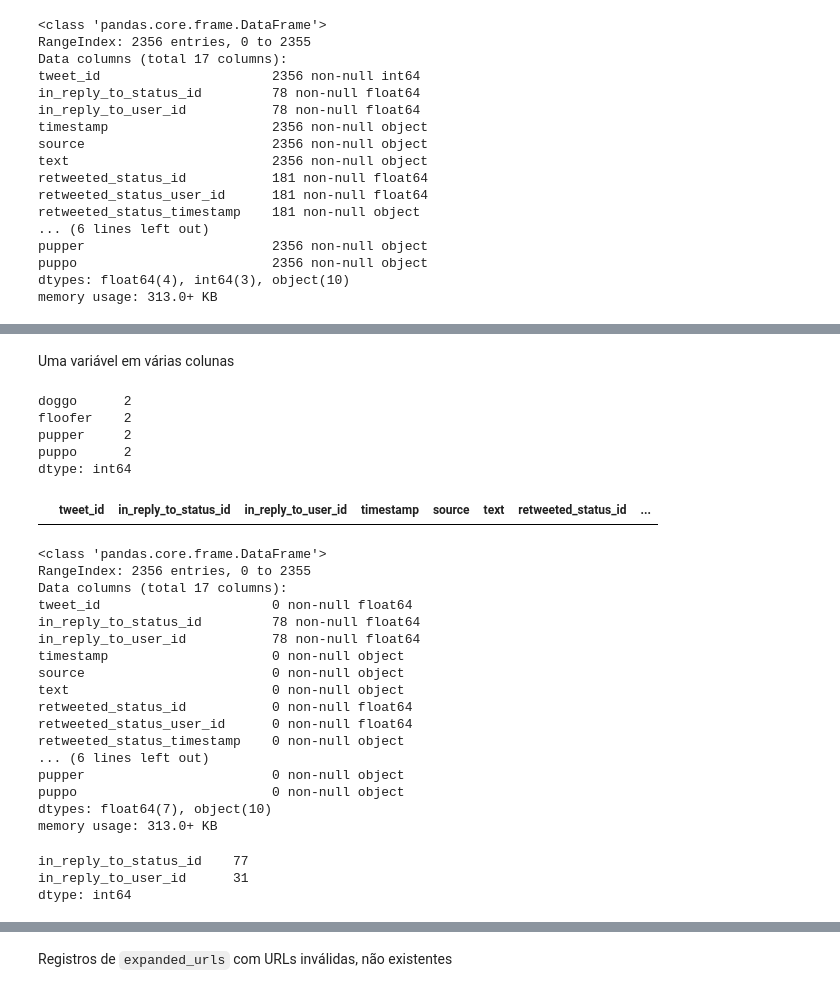
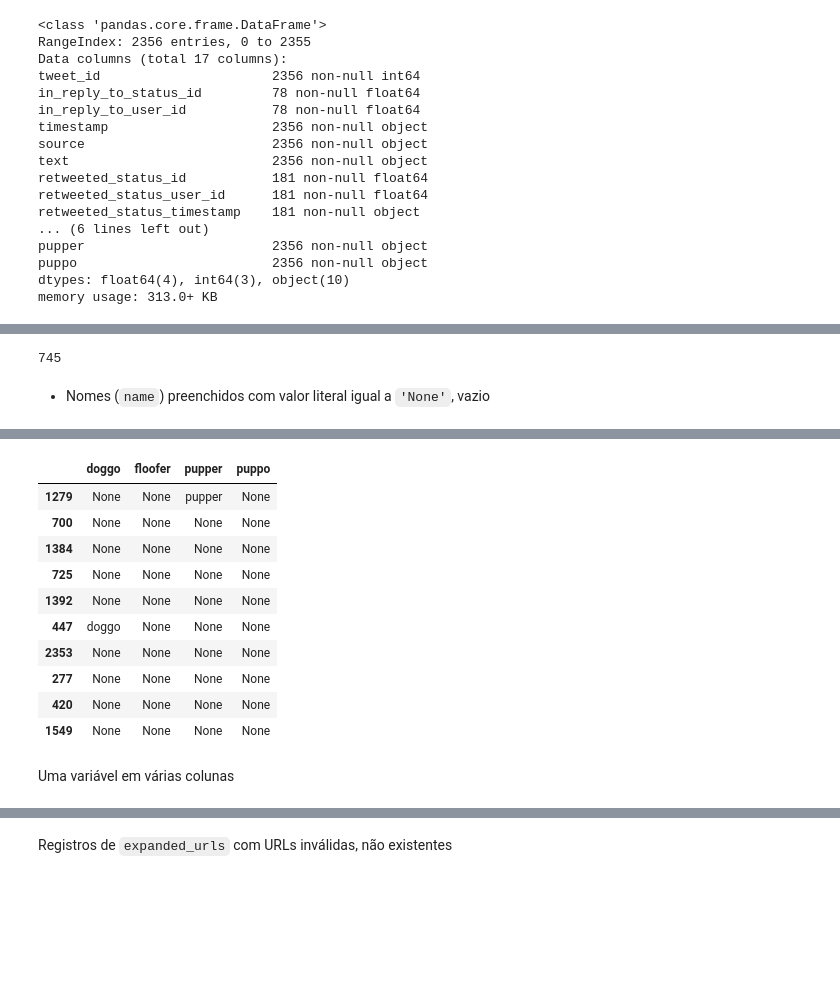
Before and after one commit to vitoralbano/ds-ii-weratedogs, a Jupyter notebook: wrangle_act.ipynb, the cells around one changed output, grey strips where cells are left out. Drawn from its saved outputs; the diff is of its cells as text; code cells hidden in the pictures; blank space fills up the shorter version.

```diff
--- a/wrangle_act.ipynb
+++ b/wrangle_act.ipynb
@@ -179,42 +290,24 @@ Name: source, dtype: object
+# %%
+df_twitter_arc[df_twitter_arc.name == 'None'].name.count()
+# %% [output]
+745
+# %% [markdown]
+* Nomes (`name`) preenchidos com valor literal igual a `'None'`, vazio
 # %% [markdown]
 <a id="twitter-arc:category"></id>
+# %%
+df_twitter_arc.loc[:,'doggo':].sample(10)
+# %% [output]
+|  | doggo | floofer | pupper | puppo |
+| 1279 | None | None | pupper | None |
+| 700 | None | None | None | None |
+| 1384 | None | None | None | None |
+| 725 | None | None | None | None |
+| 1392 | None | None | None | None |
+| 447 | doggo | None | None | None |
+| 2353 | None | None | None | None |
+| 277 | None | None | None | None |
+| 420 | None | None | None | None |
+| 1549 | None | None | None | None |
 # %% [markdown]
 Uma variável em várias colunas
-# %%
-df_twitter_arc.loc[:,'doggo':].nunique()
-# %% [output]
-doggo      2
-floofer    2
-pupper     2
-puppo      2
-dtype: int64
-# %%
-df_twitter_arc[df_twitter_arc.duplicated()]
-# %% [output]
-|  | tweet_id | in_reply_to_status_id | in_reply_to_user_id | timestamp | source | text | retweeted_status_id | ... |
-# %%
-df_twitter_arc[df_twitter_arc.loc[:, ['in_reply_to_status_id', 'in_reply_to_user_id']].notnull()].info()
-# %% [output]
-<class 'pandas.core.frame.DataFrame'>
-RangeIndex: 2356 entries, 0 to 2355
-Data columns (total 17 columns):
-tweet_id                      0 non-null float64
-in_reply_to_status_id         78 non-null float64
-in_reply_to_user_id           78 non-null float64
-timestamp                     0 non-null object
-source                        0 non-null object
-text                          0 non-null object
-retweeted_status_id           0 non-null float64
-retweeted_status_user_id      0 non-null float64
-retweeted_status_timestamp    0 non-null object
-... (6 lines left out)
-pupper                        0 non-null object
-puppo                         0 non-null object
-dtypes: float64(7), object(10)
-memory usage: 313.0+ KB
-# %%
-df_twitter_arc.loc[:, ['in_reply_to_status_id', 'in_reply_to_user_id']].nunique()
-# %% [output]
-in_reply_to_status_id    77
-in_reply_to_user_id      31
-dtype: int64
```
Also changed, not shown: parts of 71 cells of this notebook.
